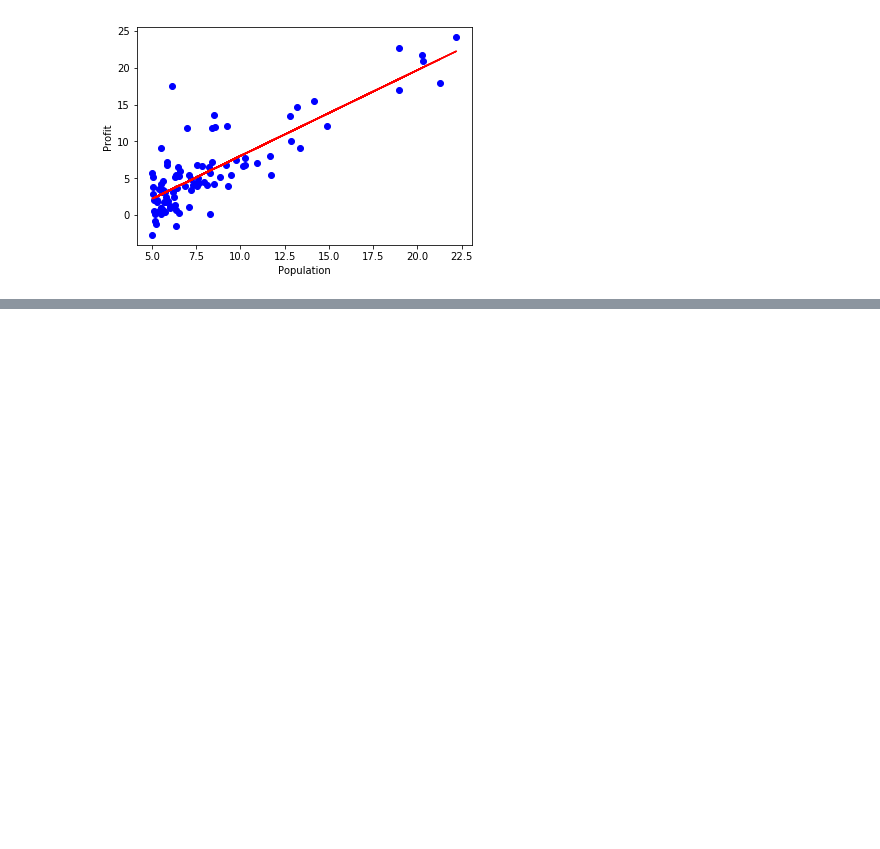
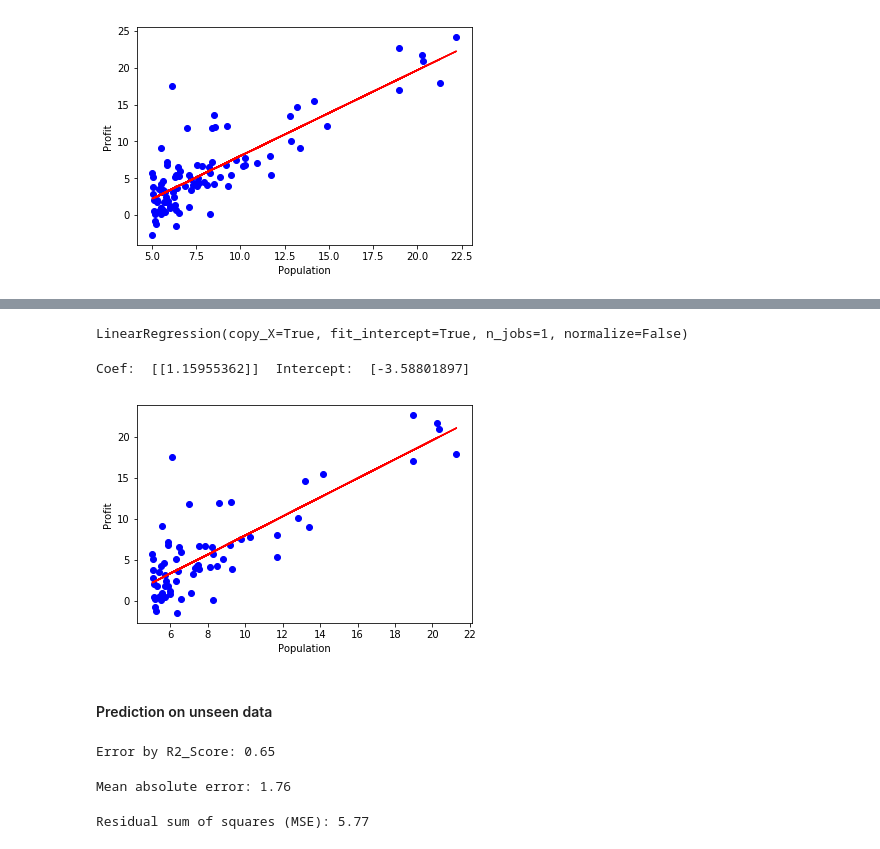
Before and after one commit to sabanasimbutt/Machine-Learning, a Jupyter notebook: Machine Learning Assignments/LinearRegression.ipynb, the cells around one changed output, grey strips where cells are left out. Saved outputs shown, nothing was run; the diff lists cells and outputs as text; code cells hidden in the pictures; blank space fills up the shorter version.

Commit message:
Linear Regression using Scikit learn

```diff
--- a/Untitled Folder/LinearRegression.ipynb
+++ b/Machine Learning Assignments/LinearRegression.ipynb
@@ -88,3 +88,6 @@ plt.ylabel("Profit")
 plt.show()
 # %% [output]
 [figure]
+# %%
+xx= np.asarray(data[['population']])
+yy=np.asarray(data[['profit']])
@@ -90,0 +100,22 @@ plt.show()
+# %%
+xtrain, xtest, ytrain, ytest= train_test_split(xx, yy, test_size=0.3, random_state=4)
+# %%
+lrmodel= linear_model.LinearRegression()
+# %%
+lrmodel.fit(xtrain,ytrain)
+# %% [output]
+LinearRegression(copy_X=True, fit_intercept=True, n_jobs=1, normalize=False)
+# %%
+print("Coef: ", lrmodel.coef_, " Intercept: ", lrmodel.intercept_ )
+# %% [output]
+Coef:  [[1.15955362]]  Intercept:  [-3.58801897]
+# %%
+plt.scatter(xtrain, ytrain, color='blue')
+plt.plot(xtrain, xtrain*lrmodel.coef_[0][0] + lrmodel.intercept_, '-r')
+plt.xlabel("Population")
+plt.ylabel("Profit")
+plt.show()
+# %% [output]
+[figure, added]
+# %% [markdown]
+#### Prediction on unseen data
@@ -90,0 +124,12 @@ plt.show()
+# %%
+print("Error by R2_Score: %.2f " % r2_score(prediction, ytest))
+# %% [output]
+Error by R2_Score: 0.65
+# %%
+print("Mean absolute error: %.2f" % np.mean(np.absolute(prediction - ytest)))
+# %% [output]
+Mean absolute error: 1.76
+# %%
+print("Residual sum of squares (MSE): %.2f" % np.mean((prediction - ytest) ** 2))
+# %% [output]
+Residual sum of squares (MSE): 5.77
```
Also changed, not shown: parts of 7 cells of this notebook.
